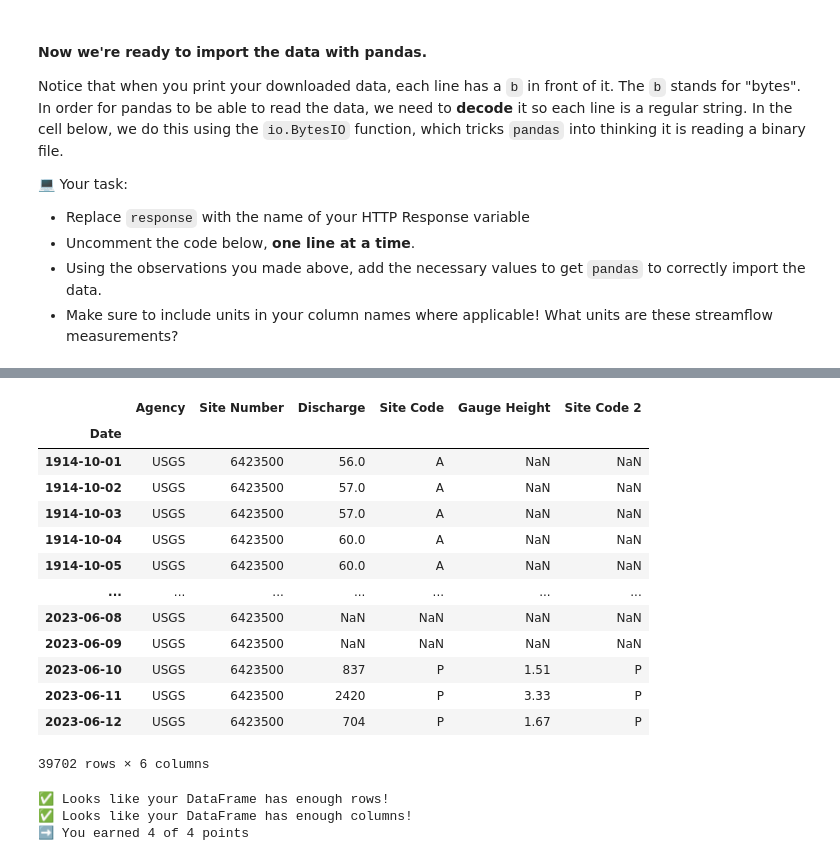
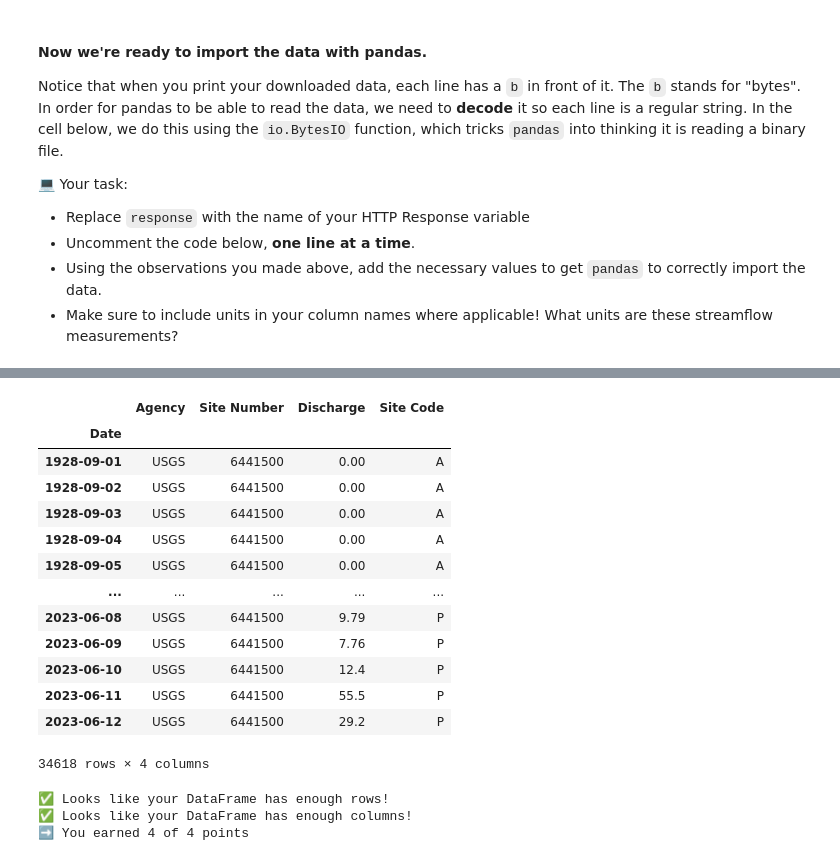
Before and after one commit to Haak0/time-series-data-Haak0, a Jupyter notebook: stars-02-time-series.ipynb, the cells around one changed output, grey strips where cells are left out. Drawn from its saved outputs; the diff is of its cells as text; code cells hidden in the pictures.

```diff
--- a/stars-02-time-series.ipynb
+++ b/stars-02-time-series.ipynb
@@ -307,21 +333,33 @@ river_flow_update
 39702 rows × 4 columns
-# %%
-river_flow
-# %% [output]
-|  | Agency | Site Number | Discharge | Site Code | Gauge Height | Site Code 2 |
-| Date |  |  |  |  |  |  |
-| 1914-10-01 | USGS | 6423500 | 56.0 | A | NaN | NaN |
-| 1914-10-02 | USGS | 6423500 | 57.0 | A | NaN | NaN |
-| 1914-10-03 | USGS | 6423500 | 57.0 | A | NaN | NaN |
-| 1914-10-04 | USGS | 6423500 | 60.0 | A | NaN | NaN |
-| 1914-10-05 | USGS | 6423500 | 60.0 | A | NaN | NaN |
-| ... | ... | ... | ... | ... | ... | ... |
-| 2023-06-08 | USGS | 6423500 | NaN | NaN | NaN | NaN |
-| 2023-06-09 | USGS | 6423500 | NaN | NaN | NaN | NaN |
-| 2023-06-10 | USGS | 6423500 | 837 | P | 1.51 | P |
-| 2023-06-11 | USGS | 6423500 | 2420 | P | 3.33 | P |
-| 2023-06-12 | USGS | 6423500 | 704 | P | 1.67 | P |
-39702 rows × 6 columns
+# %%
+bad_river_flow = pd.read_csv(
+    BytesIO(nwis_data.content),
+    comment='#',
+    delimiter='\t',
+    skiprows=[31,32],
+    #header=0,
+ names=['Agency', 'Site Number', 'Date', 'Discharge', 'Site Code', 'Gauge Height', 'Site Code 2'],
+    index_col='Date',
+    parse_dates=True,
+)
+#bad_river_flow
+bad_river_flow_update = bad_river_flow.drop(columns = ['Gauge Height', 'Site Code 2'])
+bad_river_flow_update
+# %% [output]
+|  | Agency | Site Number | Discharge | Site Code |
+| Date |  |  |  |  |
+| 1928-09-01 | USGS | 6441500 | 0.00 | A |
+| 1928-09-02 | USGS | 6441500 | 0.00 | A |
+| 1928-09-03 | USGS | 6441500 | 0.00 | A |
+| 1928-09-04 | USGS | 6441500 | 0.00 | A |
+| 1928-09-05 | USGS | 6441500 | 0.00 | A |
+| ... | ... | ... | ... | ... |
+| 2023-06-08 | USGS | 6441500 | 9.79 | P |
+| 2023-06-09 | USGS | 6441500 | 7.76 | P |
+| 2023-06-10 | USGS | 6441500 | 12.4 | P |
+| 2023-06-11 | USGS | 6441500 | 55.5 | P |
+| 2023-06-12 | USGS | 6441500 | 29.2 | P |
+34618 rows × 4 columns
 # %%
 ans_df = _
 df_points = 0
```
Also changed, not shown: parts of 18 cells of this notebook.
